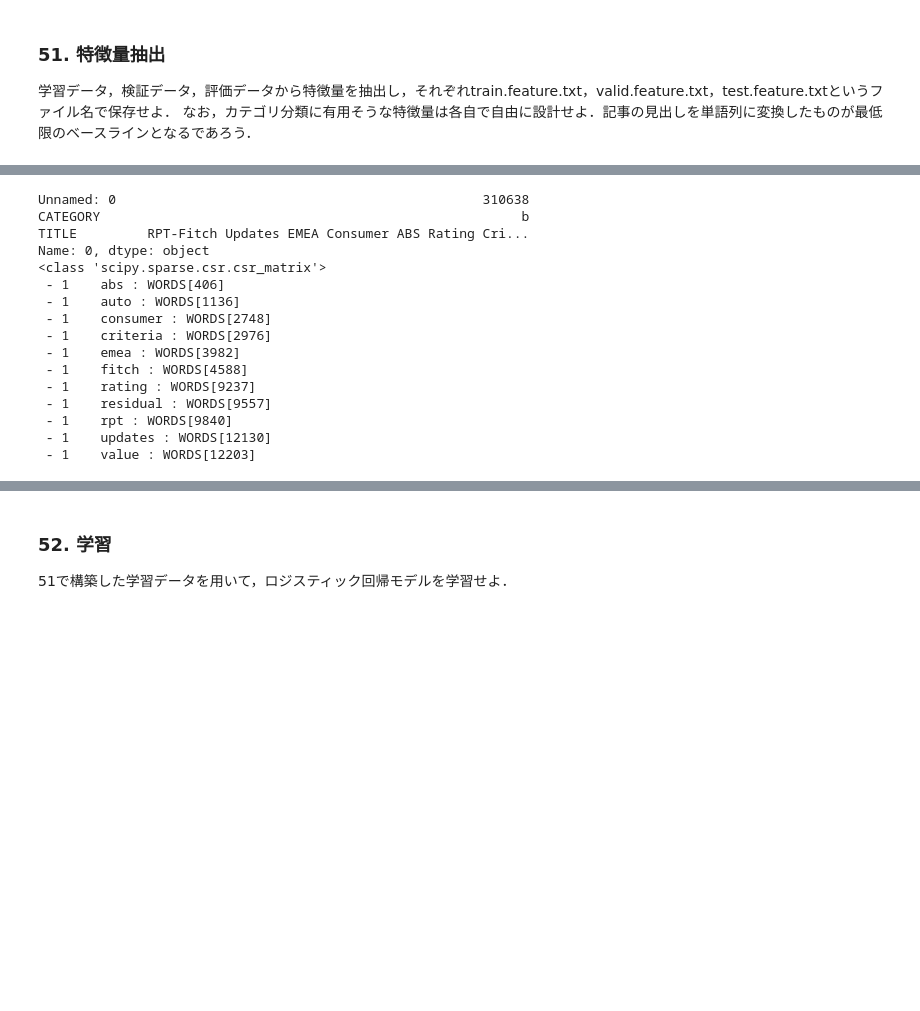
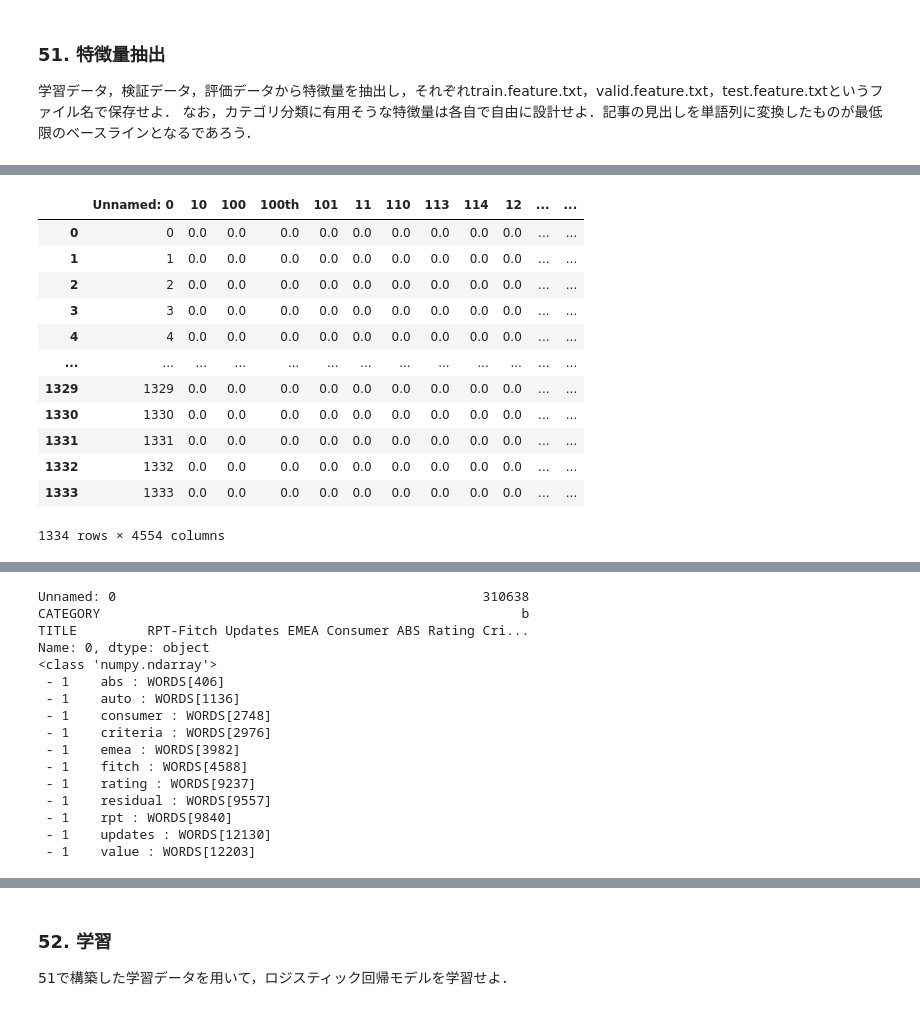
Before and after one commit to Z1LF/nlp100-2020, a Jupyter notebook: 言語処理100本ノック2020[nlp2020].ipynb, the cells around one changed output, grey strips where cells are left out. Cells and saved outputs as stored; diff of their text form; code cells hidden in the pictures; blank space fills up the shorter version.

```diff
--- a/言語処理100本ノック2020[nlp2020].ipynb
+++ b/言語処理100本ノック2020[nlp2020].ipynb
@@ -3691,0 +3755,20 @@ print(pd.DataFrame(title_tfidf.toarray(), columns=tfidf_vectorizer.get_feature_n
+# %%
+# 各カテゴリの事例数確認
+import pandas as pd
+testf = pd.read_table("test.feature.txt",sep="\t")
+
+testf
+# %% [output]
+|  | Unnamed: 0 | 10 | 100 | 100th | 101 | 11 | 110 | 113 | 114 | 12 | ... | ... |
+| 0 | 0 | 0.0 | 0.0 | 0.0 | 0.0 | 0.0 | 0.0 | 0.0 | 0.0 | 0.0 | ... | ... |
+| 1 | 1 | 0.0 | 0.0 | 0.0 | 0.0 | 0.0 | 0.0 | 0.0 | 0.0 | 0.0 | ... | ... |
+| 2 | 2 | 0.0 | 0.0 | 0.0 | 0.0 | 0.0 | 0.0 | 0.0 | 0.0 | 0.0 | ... | ... |
+| 3 | 3 | 0.0 | 0.0 | 0.0 | 0.0 | 0.0 | 0.0 | 0.0 | 0.0 | 0.0 | ... | ... |
+| 4 | 4 | 0.0 | 0.0 | 0.0 | 0.0 | 0.0 | 0.0 | 0.0 | 0.0 | 0.0 | ... | ... |
+| ... | ... | ... | ... | ... | ... | ... | ... | ... | ... | ... | ... | ... |
+| 1329 | 1329 | 0.0 | 0.0 | 0.0 | 0.0 | 0.0 | 0.0 | 0.0 | 0.0 | 0.0 | ... | ... |
+| 1330 | 1330 | 0.0 | 0.0 | 0.0 | 0.0 | 0.0 | 0.0 | 0.0 | 0.0 | 0.0 | ... | ... |
+| 1331 | 1331 | 0.0 | 0.0 | 0.0 | 0.0 | 0.0 | 0.0 | 0.0 | 0.0 | 0.0 | ... | ... |
+| 1332 | 1332 | 0.0 | 0.0 | 0.0 | 0.0 | 0.0 | 0.0 | 0.0 | 0.0 | 0.0 | ... | ... |
+| 1333 | 1333 | 0.0 | 0.0 | 0.0 | 0.0 | 0.0 | 0.0 | 0.0 | 0.0 | 0.0 | ... | ... |
+1334 rows × 4554 columns
@@ -3692,8 +3776,8 @@ print(pd.DataFrame(title_tfidf.toarray(), columns=tfidf_vectorizer.get_feature_n
 # %%
 # BoWの確認
 print(train.iloc[0])
-print(type(title_count))
-for w, cnt in enumerate(title_count.toarray()[0]):
+print(type(TITLE_BoW))
+for w, cnt in enumerate(TITLE_BoW[0]):
   if cnt >= 1:
     print(f" - {cnt}\t{WORDS[w]} : WORDS[{w}]")
 # %% [output]
@@ -3701,7 +3785,7 @@ Unnamed: 0                                               310638
 CATEGORY                                                      b
 TITLE         RPT-Fitch Updates EMEA Consumer ABS Rating Cri...
 Name: 0, dtype: object
-<class 'scipy.sparse.csr.csr_matrix'>
+<class 'numpy.ndarray'>
  - 1    abs : WORDS[406]
  - 1    auto : WORDS[1136]
  - 1    consumer : WORDS[2748]
```
Also changed, not shown: parts of 7 cells of this notebook.
